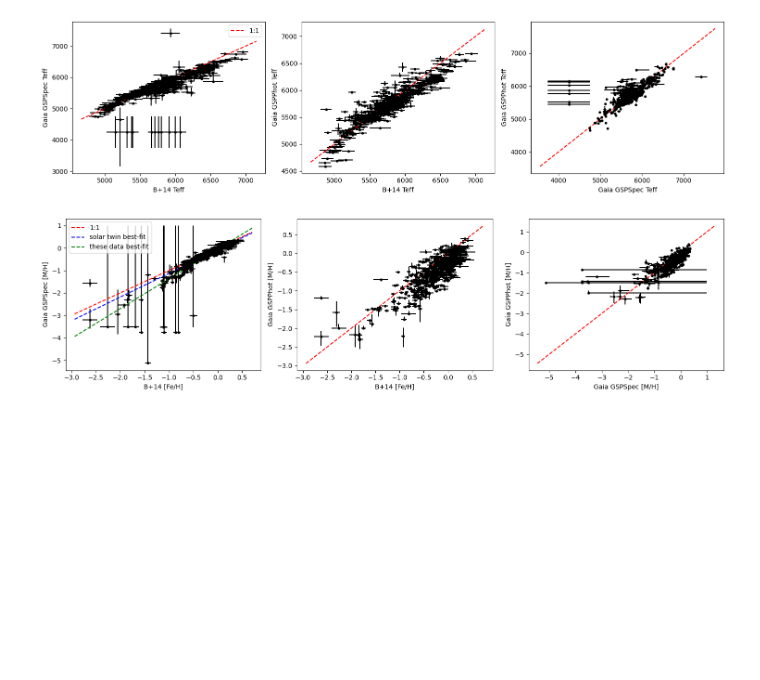
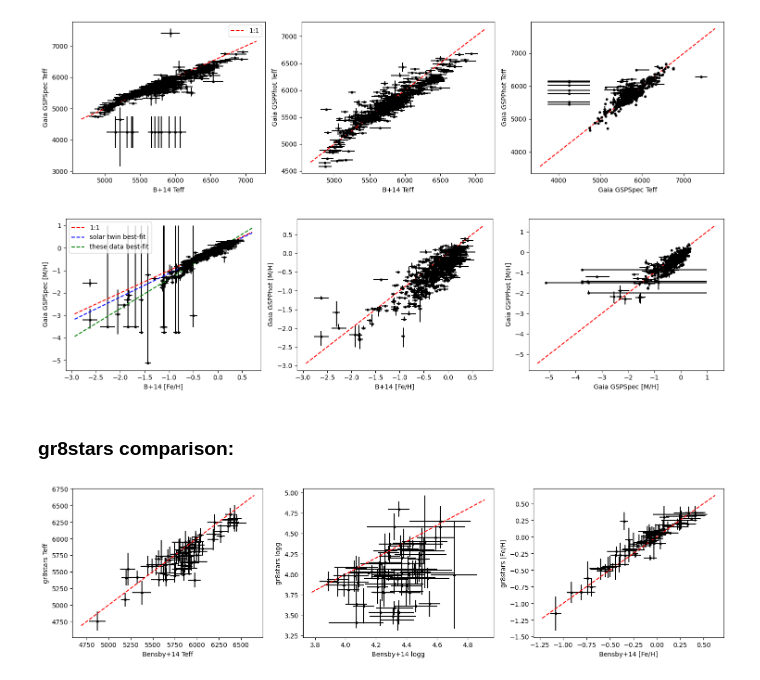
Before and after one commit to megbedell/TACS, a Jupyter notebook: Bensby_corrections.ipynb, the cells around one changed output. Saved outputs shown, nothing was run; the diff lists cells and outputs as text; code cells hidden in the pictures; blank space fills up the shorter version.

Commit message:
more gr8stars comparisons

```diff
--- a/Bensby_corrections.ipynb
+++ b/Bensby_corrections.ipynb
@@ -155,3 +155,33 @@ fig.tight_layout()
 fig.savefig('bensby_comparison_mh.png');
 # %% [output]
 [figure]
+# %% [markdown]
+### gr8stars comparison:
+# %%
+from astropy.table import join
+
+gr8 = Table.read('gr8_with_gspspec.csv')
+gr8_with_bensby = join(gr8, t, keys_left='gaiaedr3_source_id', keys_right='source_id_1', table_names=['gr8','b14'])
+# %%
+fig, axes = plt.subplots(1, 3, figsize=(15, 4))
+axes[0].errorbar(gr8_with_bensby['Teff'], gr8_with_bensby['Teff(K)'], xerr=gr8_with_bensby['e_Teff'],
+                 yerr=gr8_with_bensby['Teff_err(K)'],fmt='k.')
+xl = axes[0].get_xlim()
+axes[0].plot(xl, xl, 'r--')
+axes[0].set_xlabel('Bensby+14 Teff')
+axes[0].set_ylabel('gr8stars Teff')
+axes[1].errorbar(gr8_with_bensby['logg_b14'], gr8_with_bensby['logg_gr8'], xerr=gr8_with_bensby['e_logg'],
+                 yerr=gr8_with_bensby['logg_err'], fmt='k.')
+xl = axes[1].get_xlim()
+axes[1].plot(xl, xl, 'r--')
+axes[1].set_xlabel('Bensby+14 logg')
+axes[1].set_ylabel('gr8stars logg')
+axes[2].errorbar(gr8_with_bensby['Fe/H_b14'], gr8_with_bensby['Fe/H_gr8'], xerr=gr8_with_bensby['e_Fe/H'],
+                 yerr=gr8_with_bensby['Fe/H_err'], fmt='k.')
+xl = axes[2].get_xlim()
+axes[2].plot(xl, xl, 'r--')
+axes[2].set_xlabel('Bensby+14 [Fe/H]')
+axes[2].set_ylabel('gr8stars [Fe/H]')
+fig.tight_layout();
+# %% [output]
+[figure, added]
```
Also changed, not shown: 1 other file.
